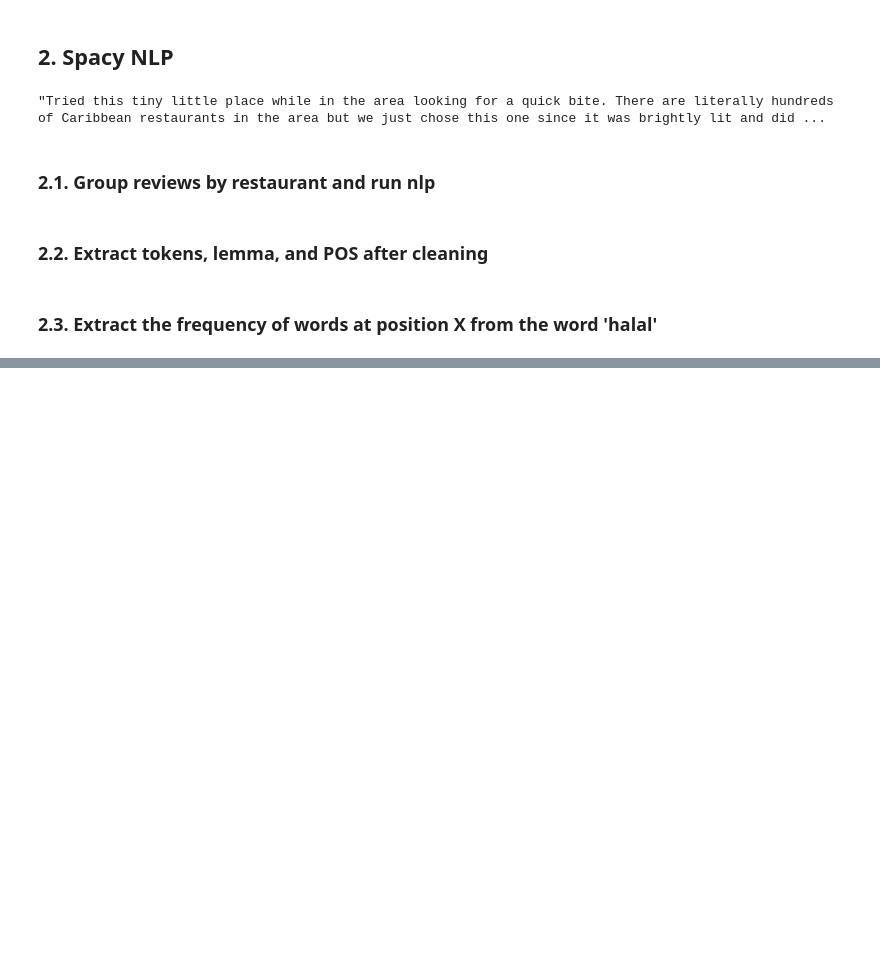
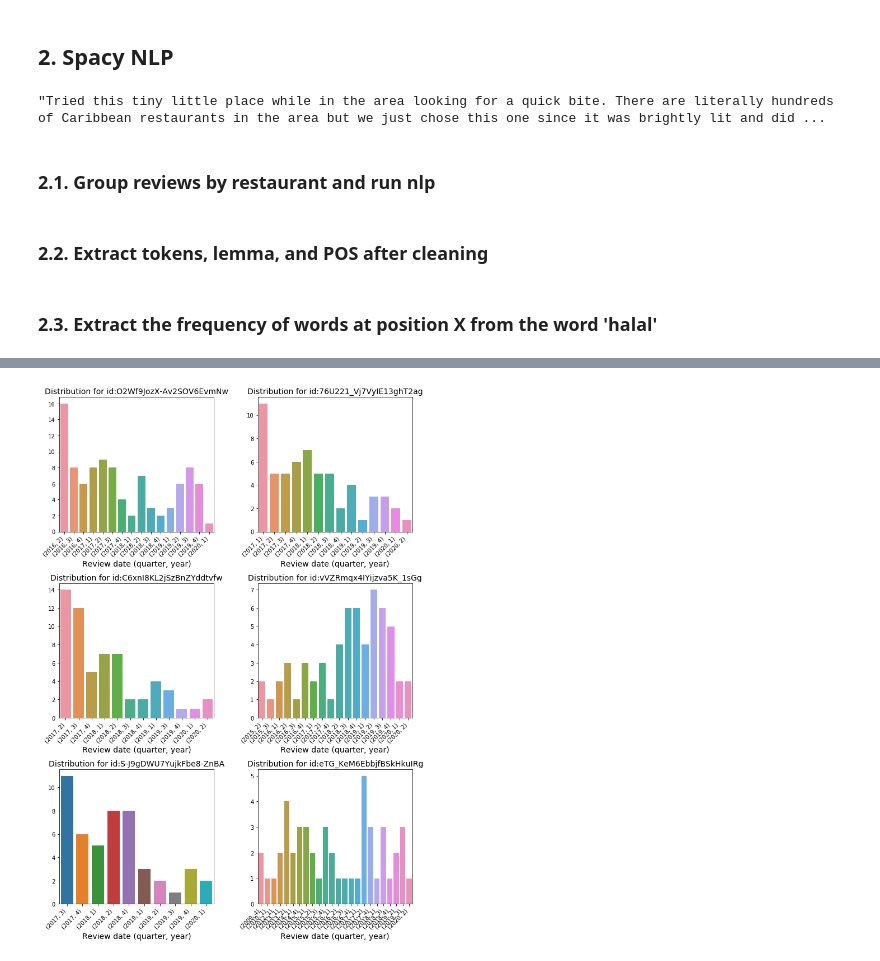
Before and after one commit to WAzaizeh/Halal_o_Meter, a Jupyter notebook: src/data/EDA/NLP.ipynb, the cells around one changed output, grey strips where cells are left out. Cells and saved outputs as stored; diff of their text form; code cells hidden in the pictures; blank space fills up the shorter version.

```diff
--- a/src/data/EDA/NLP.ipynb
+++ b/src/data/EDA/NLP.ipynb
@@ -152,7 +151,7 @@ def get_positions_lemma(df_row, target_position):
 grouped_reviews_df['halal_indices'] = grouped_reviews_df['species_lemma'].apply(lambda texts: get_halal_indices(texts))
 
 # get word frequency per position
-target_pos_list = [-2,-1,1,2]
+target_pos_list = [-3,-2,-1,1,2,3]
 positions_df = pd.DataFrame(data = range(len([st for row in grouped_reviews_df['halal_indices'] for st in row])), columns=['index'])
 positions_df.set_index('index')
 
@@ -177,0 +168,16 @@ positions_df.head()
+# %%
+from plotly.subplots import make_subplots
+import plotly.graph_objects as go
+
+columns = positions_df.columns[1:]
+fig = make_subplots(rows=len(columns), cols=1, vertical_spacing=0.05)
+
+for i, col in enumerate(columns):
+    fig.append_trace(go.Bar(
+        x=positions_df[col].value_counts().index,
+        y=positions_df[col].value_counts().values,
+        name=col
+    ), row=(i+1), col=1)
+    fig.update_layout(autosize=False, width=1000, height=1000)
+
+fig.show()
@@ -177,0 +210,19 @@ positions_df.head()
+# %%
+# individual distribution of reviews' dates of the 6 top restaurants with most reviews
+id_mask_top6 = grouped_reviews_df.nlargest(6, 'review_count').index
+
+fig, axes = plt.subplots(ncols=2, nrows=3, figsize=(10,14))
+
+for ax, res_id in zip(axes.flat, id_mask_top6):
+    data = reviews_df[reviews_df['restaurant_id'] == res_id].groupby([reviews_df.review_date.dt.year,
+                                            reviews_df.review_date.dt.quarter])['id'].count()
+    x = data.index
+    y = data.values
+    sns.barplot(x=x, y=y, ax=ax)
+    ax.set_title('Distribution for id:{}'.format(res_id), size=14)
+    ax.set_xlabel('Review date (quarter, year)', size=14)
+    ax.set_xticklabels(labels=x, rotation=45, ha='right')
+plt.tight_layout()
+plt.show()
+# %% [output]
+[figure, added]
```
Also changed, not shown: parts of 13 cells of this notebook.
